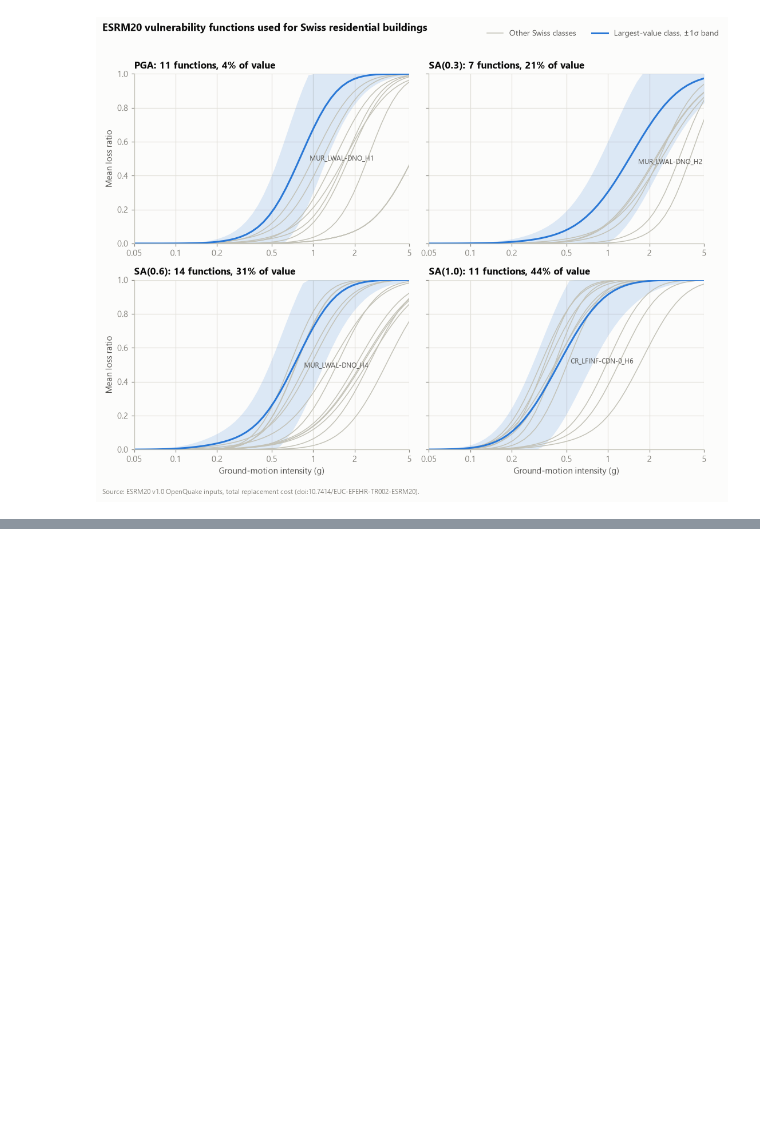
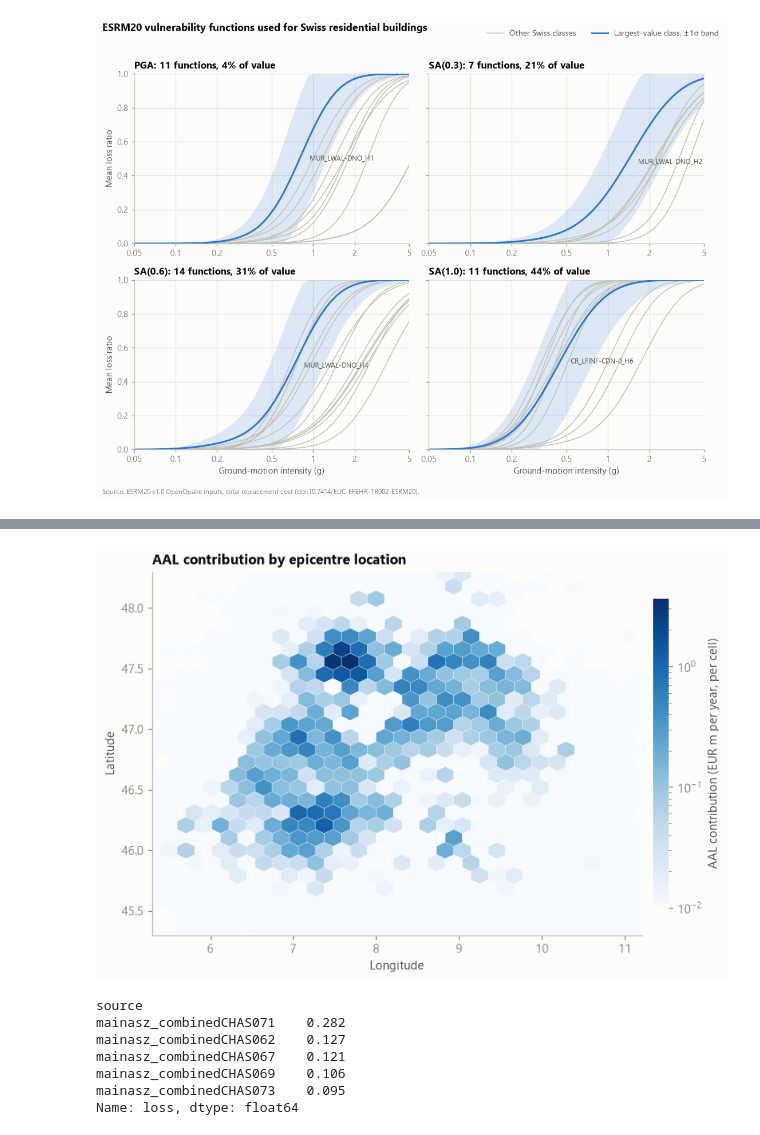
Before and after one commit to olivier-meyers/chquake, a Jupyter notebook: notebooks/01_results.ipynb, the cells around one changed output, grey strips where cells are left out. Drawn from its saved outputs; the diff is of its cells as text; code cells hidden in the pictures; blank space fills up the shorter version.

```diff
--- a/notebooks/01_results.ipynb
+++ b/notebooks/01_results.ipynb
@@ -110,0 +178,30 @@ plt.show()
+# %%
+hit = events[events["loss"] > 0]
+pts = exposure.drop_duplicates(["lon", "lat"])
+fig, ax = plt.subplots(figsize=(8.5, 5.6))
+ax.scatter(pts["lon"], pts["lat"], s=1, color=CONTEXT, zorder=1)
+hb = ax.hexbin(hit["lon"], hit["lat"], C=hit["loss"] / N_YEARS / 1e6, reduce_C_function=np.sum,
+               gridsize=45, cmap="Blues", norm=LogNorm(vmin=0.01), mincnt=1, linewidths=0.2,
+               edgecolors=SURFACE, zorder=2)
+cb = fig.colorbar(hb, ax=ax, shrink=0.8, pad=0.02)
+cb.set_label("AAL contribution (EUR m per year, per cell)", color=INK2)
+cb.outline.set_visible(False)
+ax.set_aspect(1 / np.cos(np.radians(46.8)))
+ax.set_xlim(5.3, 11.2)
+ax.set_ylim(45.3, 48.3)
+ax.set_xlabel("Longitude")
+ax.set_ylabel("Latitude")
+ax.set_title("AAL contribution by epicentre location")
+fig.savefig(FIG / "m2_aal_by_epicentre.png")
+plt.show()
+share = events.groupby("source")["loss"].sum().sort_values(ascending=False) / events["loss"].sum()
+share.head(5).round(3)
+# %% [output]
+[figure, added]
+source
+mainasz_combinedCHAS071    0.282
+mainasz_combinedCHAS062    0.127
+mainasz_combinedCHAS067    0.121
+mainasz_combinedCHAS069    0.106
+mainasz_combinedCHAS073    0.095
+Name: loss, dtype: float64
```
Also changed, not shown: parts of 11 cells of this notebook, 7 other files.
